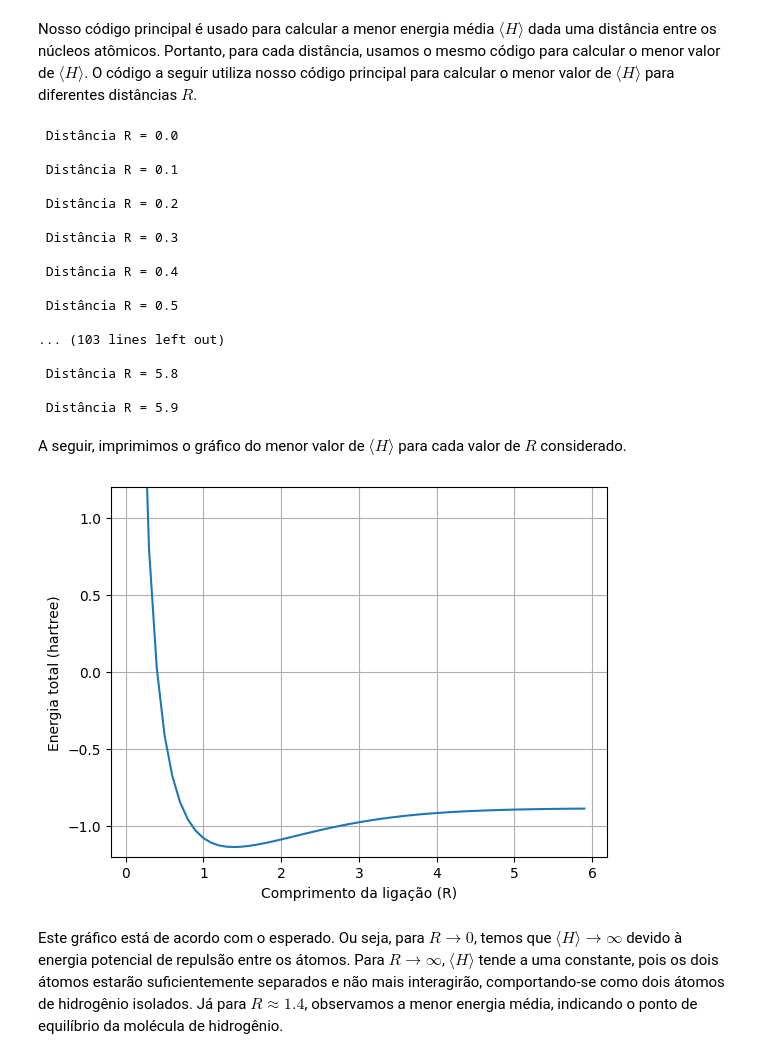
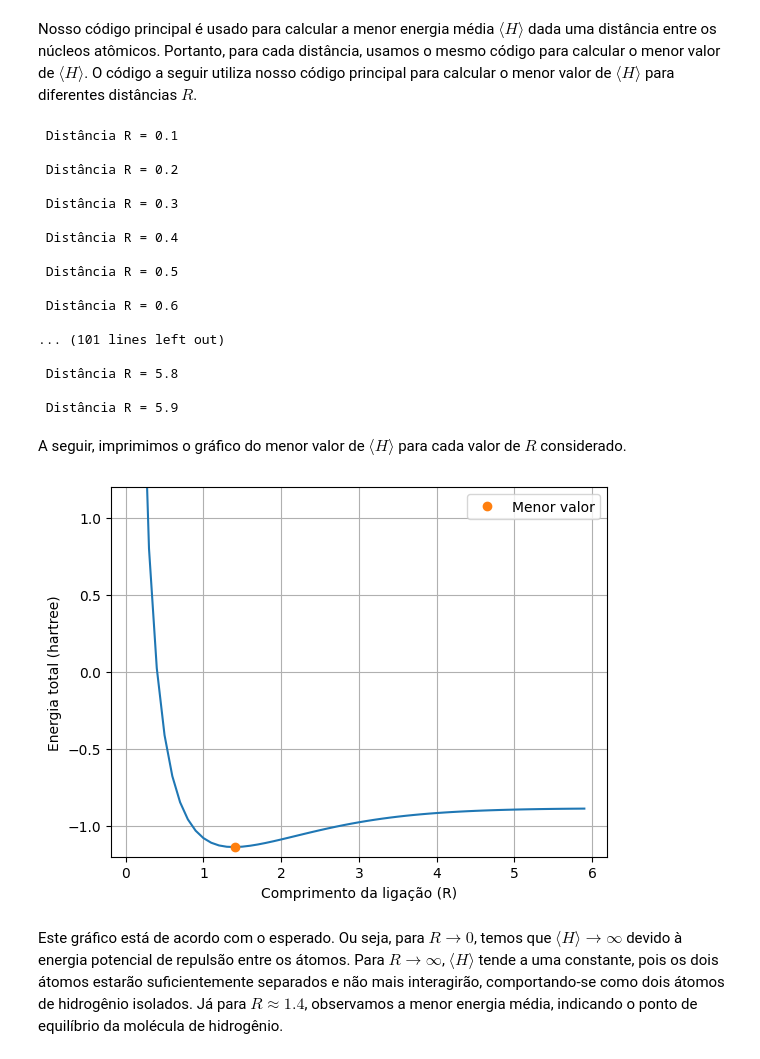
Before and after one commit to lucasfriedrich97/Notas-de-aula-Mecanica-quantica, a Jupyter notebook: Aula 5 - VQE.ipynb, the cells around one changed output. Cells and saved outputs as stored; diff of their text form; code cells hidden in the pictures.

```diff
--- a/Aula 5 - VQE.ipynb
+++ b/Aula 5 - VQE.ipynb
@@ -389,7 +389,7 @@ for n in range(epocas):
 Nosso código principal é usado para calcular a menor energia média $\langle H \rangle$ dada uma distância entre os núcleos atômicos. Portanto, para cada distância, usamos o mesmo código para calcular o menor valor de $\langle H \rangle$. O código a seguir utiliza nosso código principal para calcular o menor valor de $\langle H \rangle$ para diferentes distâncias $R$.
 # %%
 # Criamos um array R que representa várias distâncias entre os dois átomos de hidrogênio
-R = np.arange(0, 6, 0.1)
+R = np.arange(0.1, 6, 0.1)
 
 # Lista para armazenar os valores mínimos de energia obtidos para cada distância R
 dataHist = []
@@ -455,8 +455,6 @@ for k in range(len(R)):
     # Após otimizar, pegamos a energia mínima encontrada e armazenamos em dataHist
     dataHist.append(np.min(energia))
 # %% [output]
- Distância R = 0.0
-
  Distância R = 0.1
 
  Distância R = 0.2
@@ -467,7 +465,9 @@ for k in range(len(R)):
 
  Distância R = 0.5
 
-... (103 lines left out)
+ Distância R = 0.6
+
+... (101 lines left out)
 
  Distância R = 5.8
 
@@ -476,13 +476,18 @@ for k in range(len(R)):
 A seguir, imprimimos o gráfico do menor valor de $\langle H \rangle$ para cada valor de $R$ considerado.
 # %%
 y = np.array(dataHist)
+
+Rmin = R[np.argmin(y)] # Obtendo o valor de R para o qual obtemos o menor valor médio
+
 plt.plot(R,y)
+plt.plot( Rmin, np.min(y[1:]),'o', label='Menor valor' )
 plt.ylim(-1.2,1.2)
 plt.grid()
 plt.xlabel('Comprimento da ligação (R)')
 plt.ylabel('Energia total (hartree)')
+plt.legend()
 plt.show()
 # %% [output]
-[figure, old version]
+[figure, new version]
 # %% [markdown]
 Este gráfico está de acordo com o esperado. Ou seja, para $R \longrightarrow 0$, temos que $\langle H \rangle \longrightarrow \infty$ devido à energia potencial de repulsão entre os átomos. Para $R \longrightarrow \infty$, $\langle H \rangle$ tende a uma constante, pois os dois átomos estarão suficientemente separados e não mais interagirão, comportando-se como dois átomos de hidrogênio isolados. Já para $R \approx 1.4$, observamos a menor energia média, indicando o ponto de equilíbrio da molécula de hidrogênio.
```
